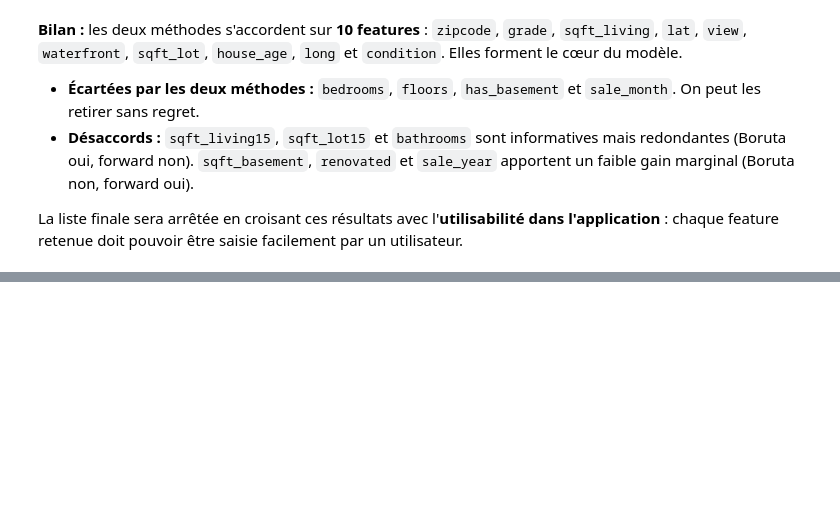
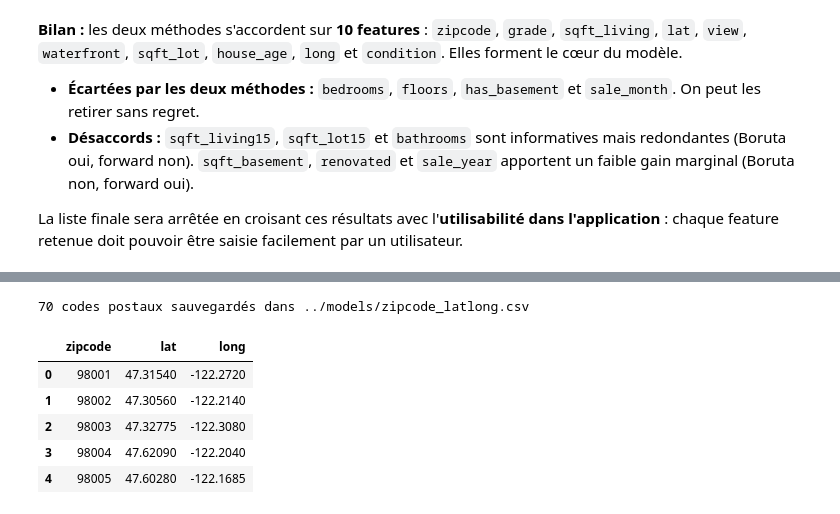
Before and after one commit to dina-yahiaoui/apartment-hunter, a Jupyter notebook: notebooks/01_modelisation.ipynb, the cells around one changed output, grey strips where cells are left out. Cells and saved outputs as stored; diff of their text form; code cells hidden in the pictures; blank space fills up the shorter version.

```diff
--- a/notebooks/01_modelisation.ipynb
+++ b/notebooks/01_modelisation.ipynb
@@ -753,0 +929,21 @@ La liste finale sera arrêtée en croisant ces résultats avec l'**utilisabilit
+# %%
+CHEMIN_ZIP_LATLONG = "../models/zipcode_latlong.csv"
+
+zipcode_latlong = (
+    X_train.groupby("zipcode")[["lat", "long"]]
+    .median()
+    .reset_index()
+)
+assert zipcode_latlong["zipcode"].nunique() == X["zipcode"].nunique(), "Un code postal du dataset est absent du train"
+
+zipcode_latlong.to_csv(CHEMIN_ZIP_LATLONG, index=False)
+print(f"{len(zipcode_latlong)} codes postaux sauvegardés dans {CHEMIN_ZIP_LATLONG}")
+display(zipcode_latlong.head())
+# %% [output]
+70 codes postaux sauvegardés dans ../models/zipcode_latlong.csv
+|  | zipcode | lat | long |
+| 0 | 98001 | 47.31540 | -122.2720 |
+| 1 | 98002 | 47.30560 | -122.2140 |
+| 2 | 98003 | 47.32775 | -122.3080 |
+| 3 | 98004 | 47.62090 | -122.2040 |
+| 4 | 98005 | 47.60280 | -122.1685 |
```
Also changed, not shown: parts of 12 cells of this notebook, 1 other file.
